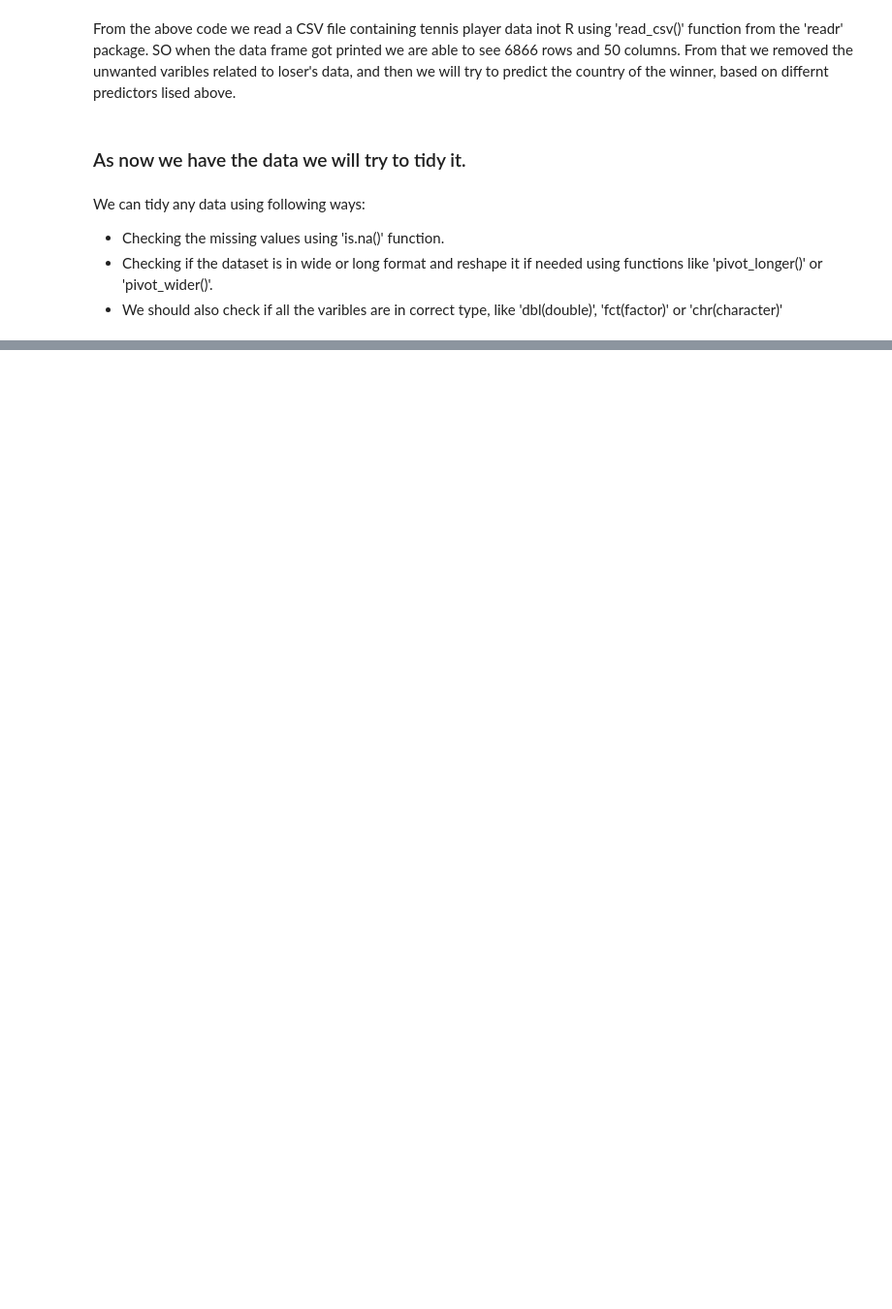
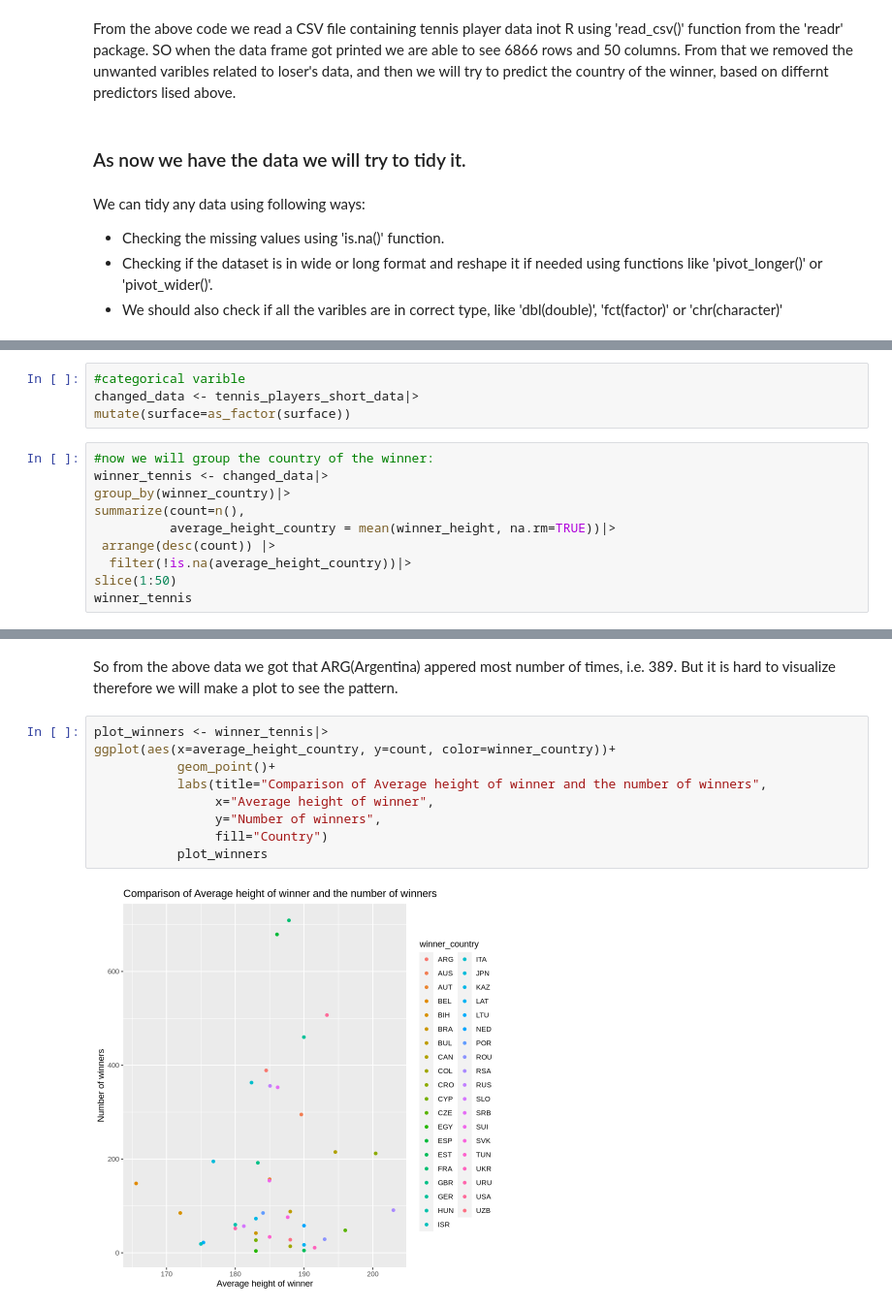
Before and after one commit to Ramnik2003/starting-dsci, a Jupyter notebook: Group_Project_Proposal.ipynb, the cells around one changed output, grey strips where cells are left out. Shown: that part at 97% size. Cells and saved outputs as stored; diff of their text form; blank space fills up the shorter version.

```diff
--- a/Group_Project_Proposal.ipynb
+++ b/Group_Project_Proposal.ipynb
@@ -77,3 +106,17 @@ A tibble: 6866 × 6
 | Hard | Jo Wilfried Tsonga | R | 188 | FRA | 32.59411 |
 | Hard | David Goffin | R | 163 | BEL | 26.95414 |
 | Hard | Lucas Pouille | R | 185 | FRA | 23.73990 |
+# %%
+#categorical varible
+changed_data <- tennis_players_short_data|>
+mutate(surface=as_factor(surface))
+# %%
+#now we will group the country of the winner:
+winner_tennis <- changed_data|>
+group_by(winner_country)|>
+summarize(count=n(),
+          average_height_country = mean(winner_height, na.rm=TRUE))|>
+ arrange(desc(count)) |>
+  filter(!is.na(average_height_country))|>
+slice(1:50)
+winner_tennis
@@ -79,0 +143,13 @@ A tibble: 6866 × 6
+# %% [markdown]
+So from the above data we got that ARG(Argentina) appered most number of times, i.e. 389. But it is hard to visualize therefore we will make a plot to see the pattern.
+# %%
+plot_winners <- winner_tennis|>
+ggplot(aes(x=average_height_country, y=count, color=winner_country))+
+           geom_point()+
+           labs(title="Comparison of Average height of winner and the number of winners",
+                x="Average height of winner",
+                y="Number of winners",
+                fill="Country")
+           plot_winners
+# %% [output]
+[figure, added]
```
Also changed, not shown: parts of 4 cells of this notebook.
